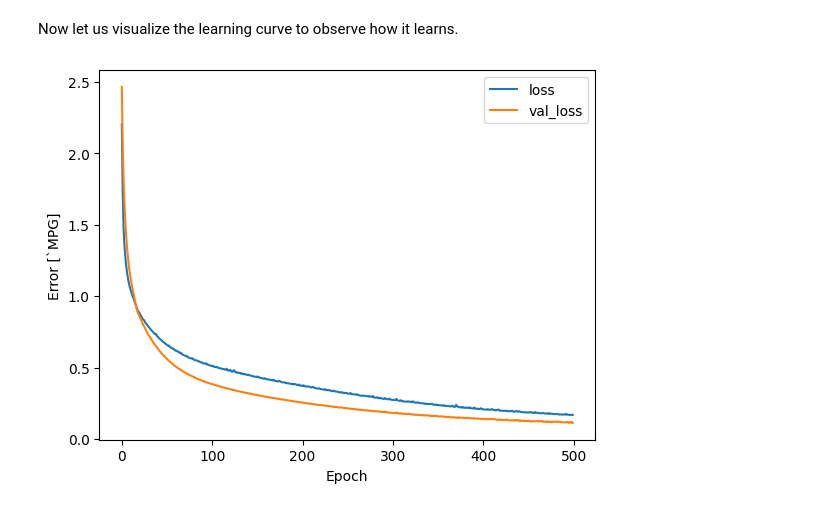
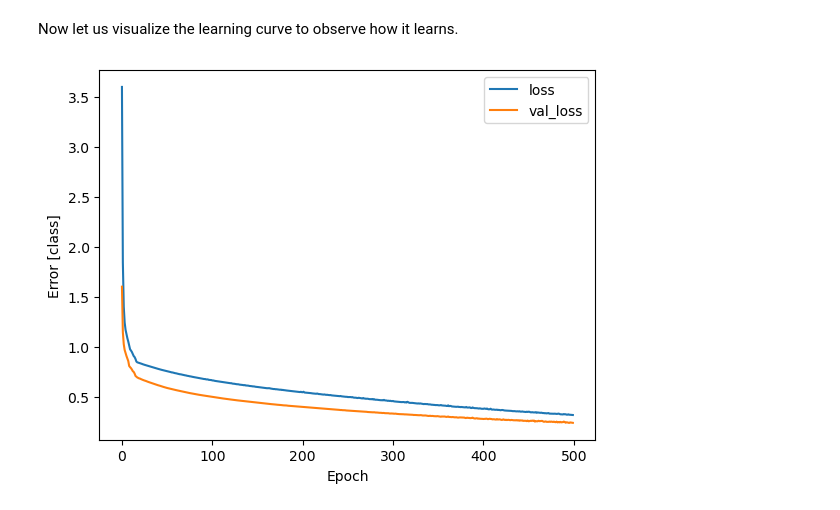
Before and after one commit to Abeoseh/deep_learning, a Jupyter notebook: labs/lab2/Lab2_LNN_SV.ipynb, the cells around one changed output. Cells and saved outputs as stored; diff of their text form; code cells hidden in the pictures.

```diff
--- a/labs/lab2/Lab2_LNN_SV.ipynb
+++ b/labs/lab2/Lab2_LNN_SV.ipynb
@@ -1153,20 +1156,24 @@ nHidden = 10
 # TODO:
 deep_model = keras.Sequential(
     [keras.Input(shape=(x_train.shape[1],), name="input"),
-    layers.Dense(3, activation = "relu",
-                        kernel_regularizer=keras.regularizers.l1(0.01), name="dense1"),
-    layers.Dense(3, activation = "relu",
-                        kernel_regularizer=keras.regularizers.l2(0.01), name="dense2"),
-], name = "sequential_6")
+    layers.Dense(nHidden, activation = "relu", name="dense1"),
+    layers.Dense(3, activation = "softmax", name="dense2"),
+    ], name = "sequential_6")
 
 
 
 
-# TODO
+# TODO:
+
+
+optimizer = keras.optimizers.SGD(learning_rate=alpha)
+deep_model.compile(optimizer = optimizer, loss = "categorical_crossentropy", metrics=["accuracy"])
 
 
 
 # TODO:
+
+deep_model.summary()
 # %% [output]
 Model: "sequential_6"
 ┏━━━━━━━━━━━━━━━━━━━━━━━━━━━━━━━━━┳━━━━━━━━━━━━━━━━━━━━━━━━┳━━━━━━━━━━━━━━━┓
@@ -1188,0 +1189,8 @@ Wall time: 53.4 s
+# %%
+%%time
+
+# TODO:
+
+
+history = deep_model.fit(x = x_train, y = y_train, epochs = nEpoch,
+                verbose = 0, validation_split = 0.2)
@@ -1190,7 +1201,9 @@ Wall time: 53.4 s
 Now let us visualize the learning curve to observe how it learns.
 # %%
 # TODO
+
+plot_learning(history, "class")
 # %% [output]
-[figure, old version]
+[figure, new version]
 # %%
 #TODO:
```
Also changed, not shown: parts of 27 cells of this notebook.
